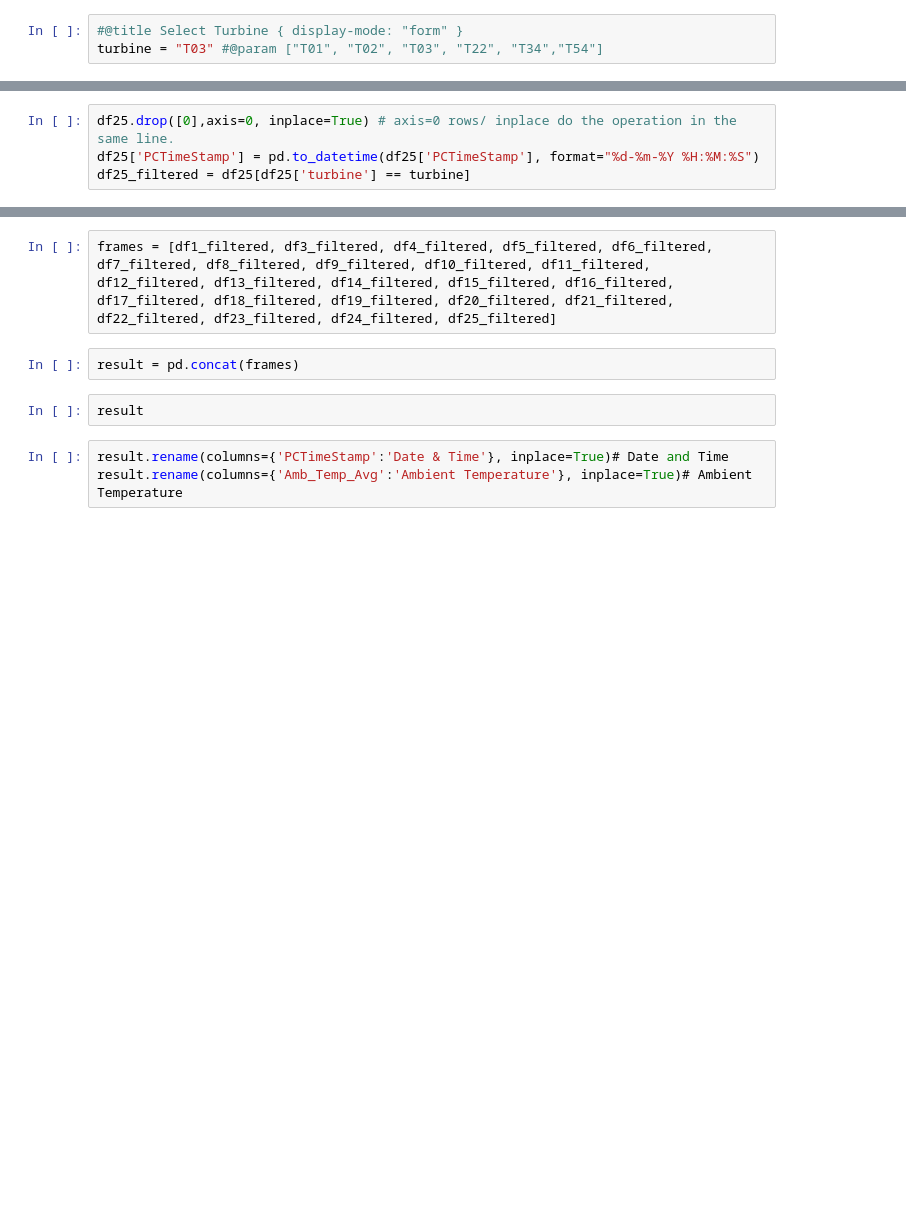
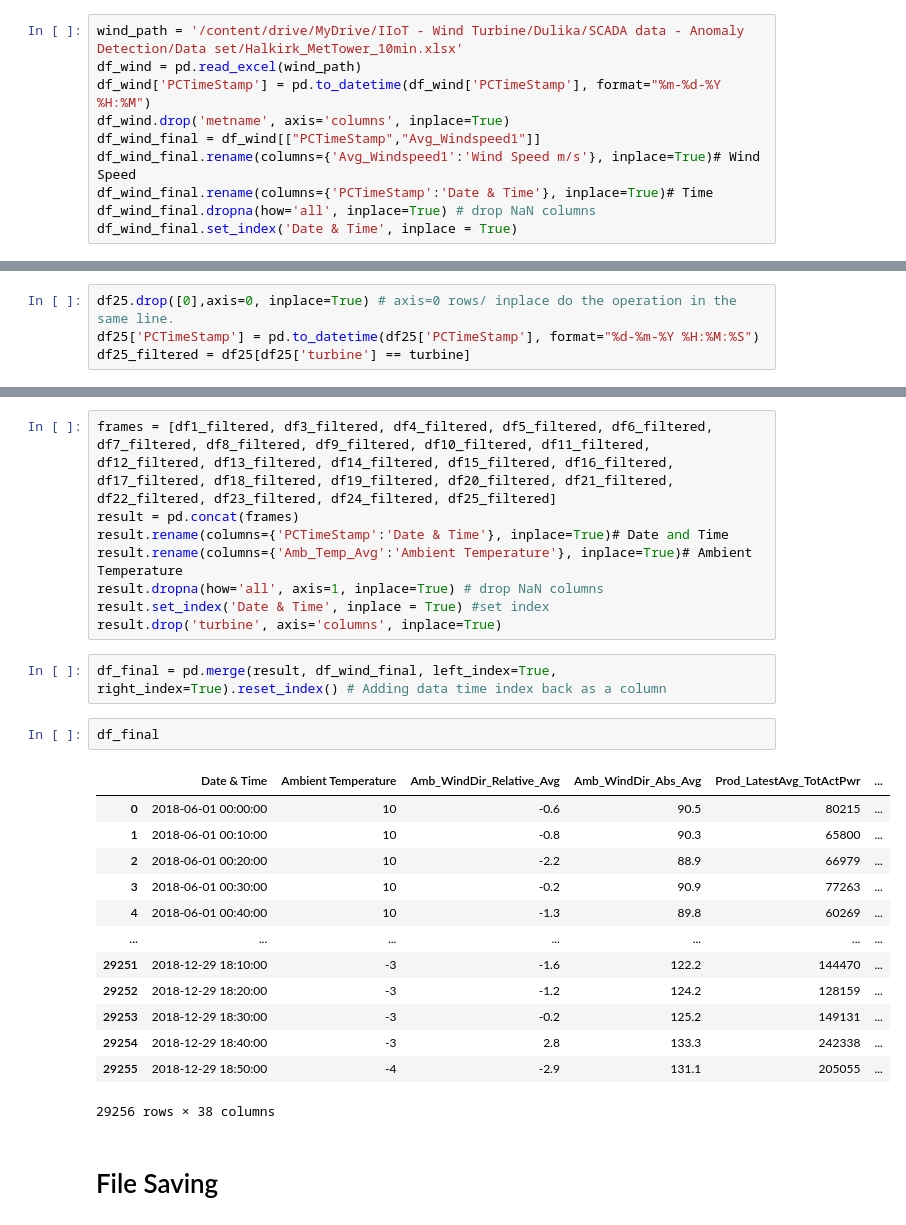
Before and after one commit to entc-17-fyp-20/CM_Data_Visualizing, a Jupyter notebook: Dataset4.ipynb, the cells around one changed output, grey strips where cells are left out. Cells and saved outputs as stored; diff of their text form; blank space fills up the shorter version.

Commit message:
Merging wind data

```diff
--- a/Dataset4.ipynb
+++ b/Dataset4.ipynb
@@ -10,3 +15,10 @@ import pandas as pd
-# %%
-#@title Select Turbine { display-mode: "form" }
-turbine = "T03" #@param ["T01", "T02", "T03", "T22", "T34","T54"]
+# %%
+wind_path = '/content/drive/MyDrive/IIoT - Wind Turbine/Dulika/SCADA data - Anomaly Detection/Data set/Halkirk_MetTower_10min.xlsx'
+df_wind = pd.read_excel(wind_path)
+df_wind['PCTimeStamp'] = pd.to_datetime(df_wind['PCTimeStamp'], format="%m-%d-%Y %H:%M")
+df_wind.drop('metname', axis='columns', inplace=True)
+df_wind_final = df_wind[["PCTimeStamp","Avg_Windspeed1"]]
+df_wind_final.rename(columns={'Avg_Windspeed1':'Wind Speed m/s'}, inplace=True)# Wind Speed
+df_wind_final.rename(columns={'PCTimeStamp':'Date & Time'}, inplace=True)# Time
+df_wind_final.dropna(how='all', inplace=True) # drop NaN columns
+df_wind_final.set_index('Date & Time', inplace = True)
@@ -188,10 +210,29 @@ df25_filtered = df25[df25['turbine'] == turbine]
 # %%
 frames = [df1_filtered, df3_filtered, df4_filtered, df5_filtered, df6_filtered, df7_filtered, df8_filtered, df9_filtered, df10_filtered, df11_filtered, df12_filtered, df13_filtered, df14_filtered, df15_filtered, df16_filtered, df17_filtered, df18_filtered, df19_filtered, df20_filtered, df21_filtered, df22_filtered, df23_filtered, df24_filtered, df25_filtered]
+result = pd.concat(frames)
+result.rename(columns={'PCTimeStamp':'Date & Time'}, inplace=True)# Date and Time
+result.rename(columns={'Amb_Temp_Avg':'Ambient Temperature'}, inplace=True)# Ambient Temperature
+result.dropna(how='all', axis=1, inplace=True) # drop NaN columns
+result.set_index('Date & Time', inplace = True) #set index
+result.drop('turbine', axis='columns', inplace=True)
-# %%
-result = pd.concat(frames)
-# %%
-result
-# %%
-result.rename(columns={'PCTimeStamp':'Date & Time'}, inplace=True)# Date and Time
-result.rename(columns={'Amb_Temp_Avg':'Ambient Temperature'}, inplace=True)# Ambient Temperature
+# %%
+df_final = pd.merge(result, df_wind_final, left_index=True, right_index=True).reset_index() # Adding data time index back as a column
+# %%
+df_final
+# %% [output]
+|  | Date & Time | Ambient Temperature | Amb_WindDir_Relative_Avg | Amb_WindDir_Abs_Avg | Prod_LatestAvg_TotActPwr | ... |
+| 0 | 2018-06-01 00:00:00 | 10 | -0.6 | 90.5 | 80215 | ... |
+| 1 | 2018-06-01 00:10:00 | 10 | -0.8 | 90.3 | 65800 | ... |
+| 2 | 2018-06-01 00:20:00 | 10 | -2.2 | 88.9 | 66979 | ... |
+| 3 | 2018-06-01 00:30:00 | 10 | -0.2 | 90.9 | 77263 | ... |
+| 4 | 2018-06-01 00:40:00 | 10 | -1.3 | 89.8 | 60269 | ... |
+| ... | ... | ... | ... | ... | ... | ... |
+| 29251 | 2018-12-29 18:10:00 | -3 | -1.6 | 122.2 | 144470 | ... |
+| 29252 | 2018-12-29 18:20:00 | -3 | -1.2 | 124.2 | 128159 | ... |
+| 29253 | 2018-12-29 18:30:00 | -3 | -0.2 | 125.2 | 149131 | ... |
+| 29254 | 2018-12-29 18:40:00 | -3 | 2.8 | 133.3 | 242338 | ... |
+| 29255 | 2018-12-29 18:50:00 | -4 | -2.9 | 131.1 | 205055 | ... |
+29256 rows × 38 columns
+# %% [markdown]
+# File Saving
 # %%
```
Also changed, not shown: parts of 7 cells of this notebook.
